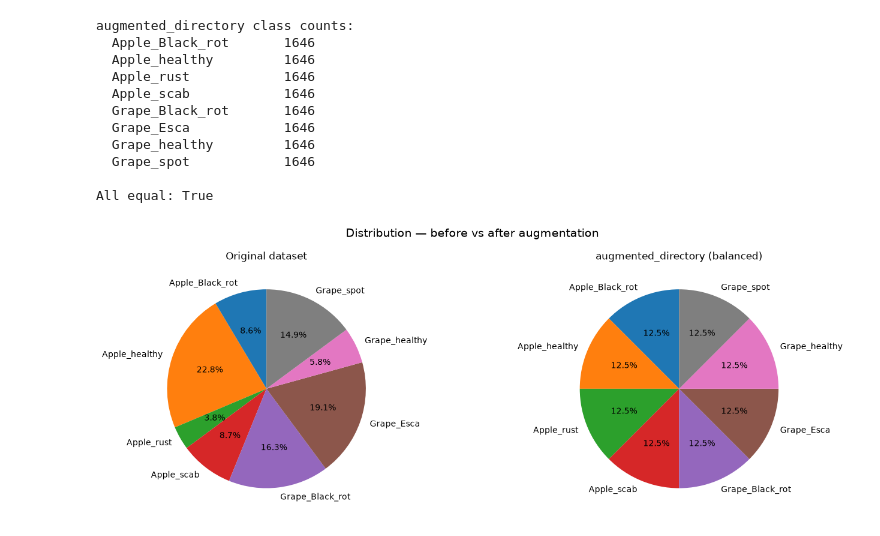
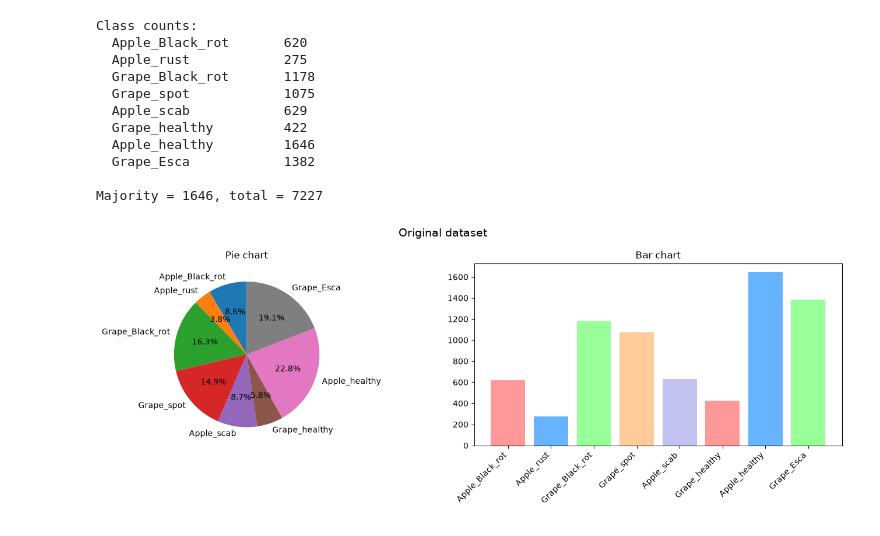
Before and after one commit to mylastresort/Leaffliction, a Jupyter notebook: notebooks/01_part.ipynb, the cells around one changed output. Drawn from its saved outputs; the diff is of its cells as text; code cells hidden in the pictures.

```diff
--- a/notebooks/01_part.ipynb
+++ b/notebooks/01_part.ipynb
@@ -72,49 +15,23 @@ Each slice of the pie chart must be equal.
-# %%
-augmented_dir = Path.cwd().parent / "augmented_directory"
-assert augmented_dir.exists(), (
-    f"augmented_directory not found at {augmented_dir}. "
-    "Run 02_part.ipynb (Augmentation) first to generate it."
-)
-
-augmented_data = resolve_images(augmented_dir, CLASSES)
-aug_counts = {k: len(v) for k, v in augmented_data.items()}
-print("augmented_directory class counts:")
-for c, n in aug_counts.items():
-    print(f"  {c:20s}  {n}")
-print(f"\nAll equal: {len(set(aug_counts.values())) == 1}")
-# %% [output]
-augmented_directory class counts:
-  Apple_Black_rot       1646
-  Apple_healthy         1646
-  Apple_rust            1646
-  Apple_scab            1646
-  Grape_Black_rot       1646
-  Grape_Esca            1646
-  Grape_healthy         1646
-  Grape_spot            1646
-
-All equal: True
-# %%
-fig, axes = plt.subplots(1, 2, figsize=(14, 5))
-
-axes[0].pie(
-    [len(images) for images in data.values()],
-    labels=list(data.keys()),
-    autopct="%1.1f%%",
-    startangle=90,
-)
-axes[0].set_title("Original dataset")
-
-axes[1].pie(
-    [len(images) for images in augmented_data.values()],
-    labels=list(augmented_data.keys()),
-    autopct="%1.1f%%",
-    startangle=90,
-)
-axes[1].set_title("augmented_directory (balanced)")
-
-plt.suptitle("Distribution — before vs after augmentation", fontsize=14)
-plt.tight_layout()
-plt.show()
-# %% [output]
-[figure, removed]
+# %%
+# root = Path("../../")
+dataset = LeafLoader()
+
+print("Class counts:")
+for c, n in dataset.counts.items():
+    print(f"  {c:20s}  {n}")
+print(f"\nMajority = {dataset.majority_count}, total = {dataset.total}")
+
+dataset.show_distribution(title="Original dataset")
+# %% [output]
+Class counts:
+  Apple_Black_rot       620
+  Apple_rust            275
+  Grape_Black_rot       1178
+  Grape_spot            1075
+  Apple_scab            629
+  Grape_healthy         422
+  Apple_healthy         1646
+  Grape_Esca            1382
+
+Majority = 1646, total = 7227
+[figure, added]
```
Also changed, not shown: parts of 8 cells of this notebook, 17 other files.
